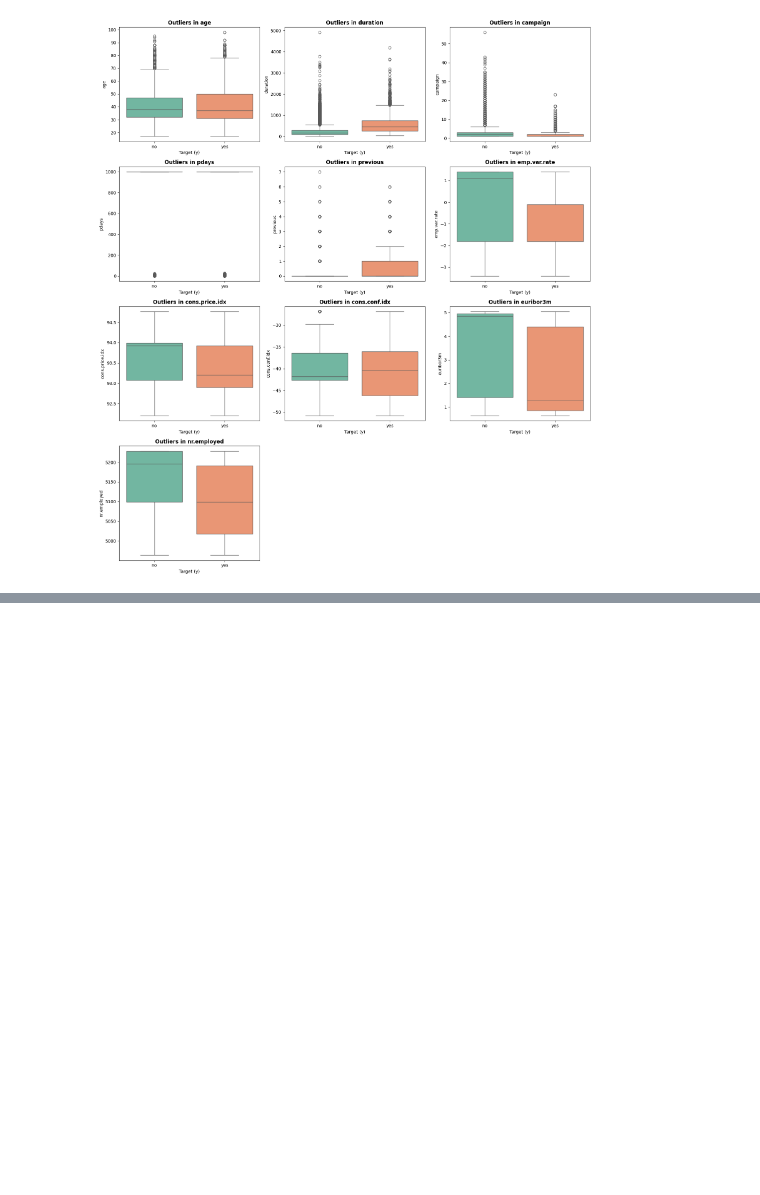
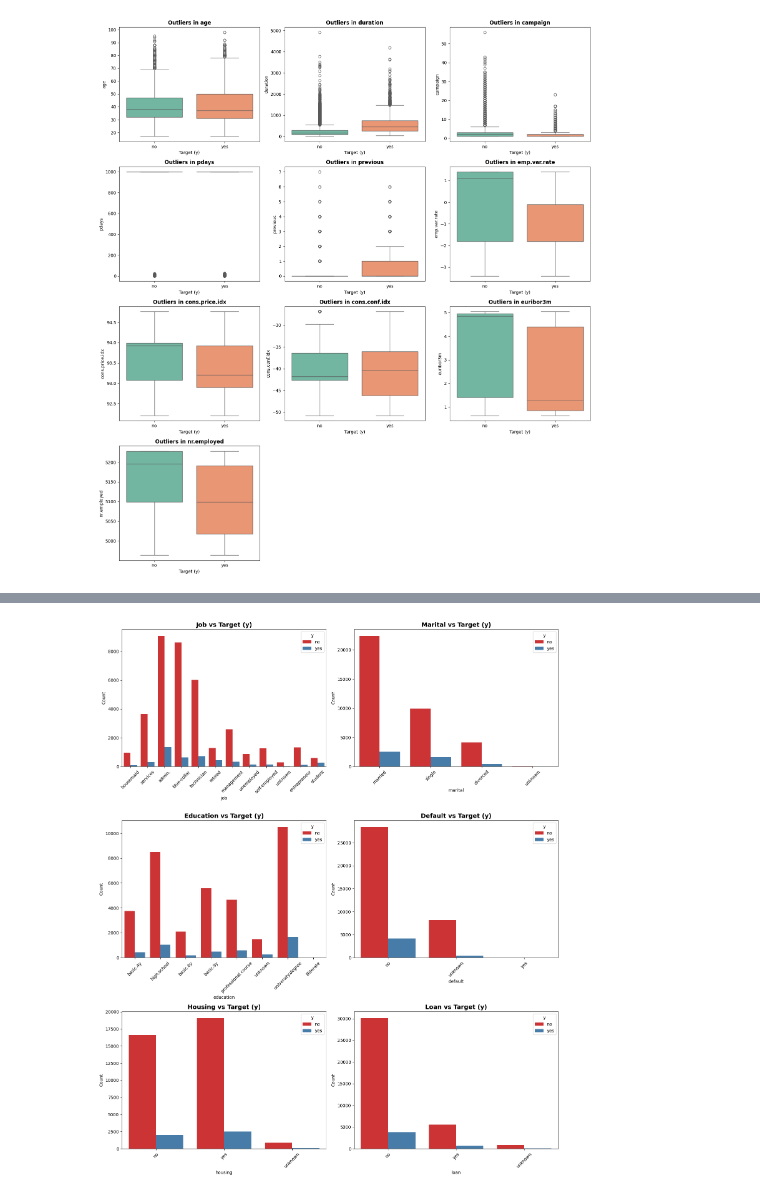
Before and after one commit to NitoBoritto/El_Farghaly_Bros., a Jupyter notebook: notebooks/EDA_only.ipynb, the cells around one changed output, grey strips where cells are left out. Cells and saved outputs as stored; diff of their text form; code cells hidden in the pictures; blank space fills up the shorter version.

```diff
--- a/notebooks/EDA_only.ipynb
+++ b/notebooks/EDA_only.ipynb
@@ -293,0 +443,20 @@ for col in categorical_cols:
+# %%
+# تحديد الأعمدة التي نريد رسمها
+categorical_cols = ['job', 'marital', 'education', 'default', 'housing', 'loan']
+
+# تجهيز لوحة كبيرة مقسمة لـ 3 صفوف وعمودين
+fig, axes = plt.subplots(3, 2, figsize=(15, 18))
+axes = axes.flatten()
+
+# حلقة تكرارية لرسم كل عمود
+for i, col in enumerate(categorical_cols):
+    sns.countplot(x=col, hue='y', data=df, ax=axes[i], palette='Set1')
+    axes[i].set_title(f'{col.capitalize()} vs Target (y)', fontsize=14, fontweight='bold')
+    axes[i].tick_params(axis='x', rotation=45) # لتدوير أسماء الفئات حتى لا تتداخل
+    axes[i].set_ylabel('Count')
+
+# ترتيب المسافات وعرض الرسم
+plt.tight_layout()
+plt.show()
+# %% [output]
+[figure, added]
```
Also changed, not shown: parts of 6 cells of this notebook.
